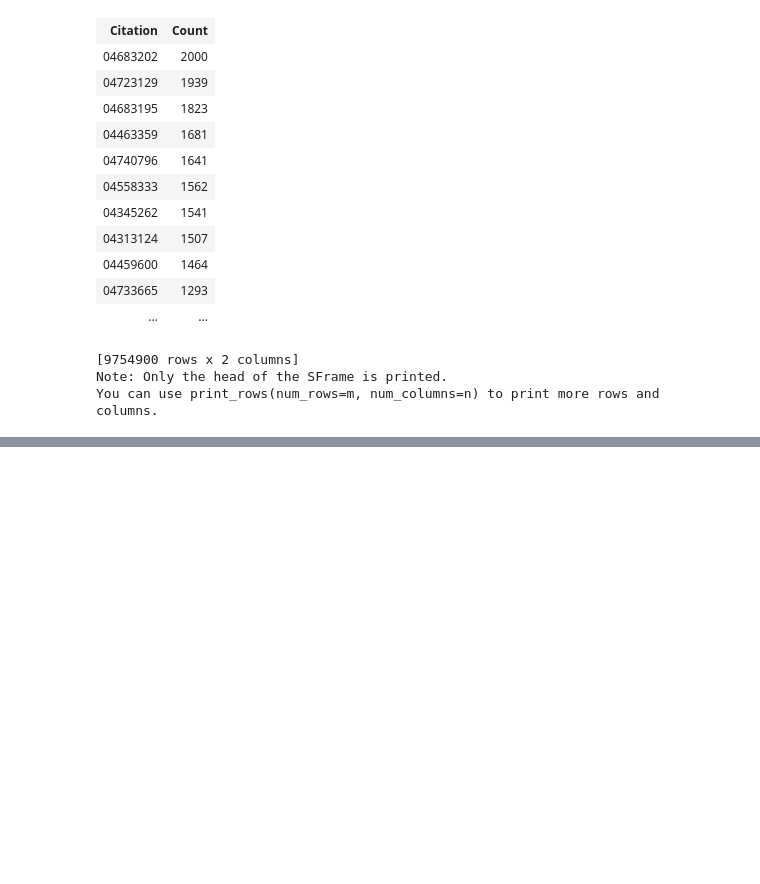
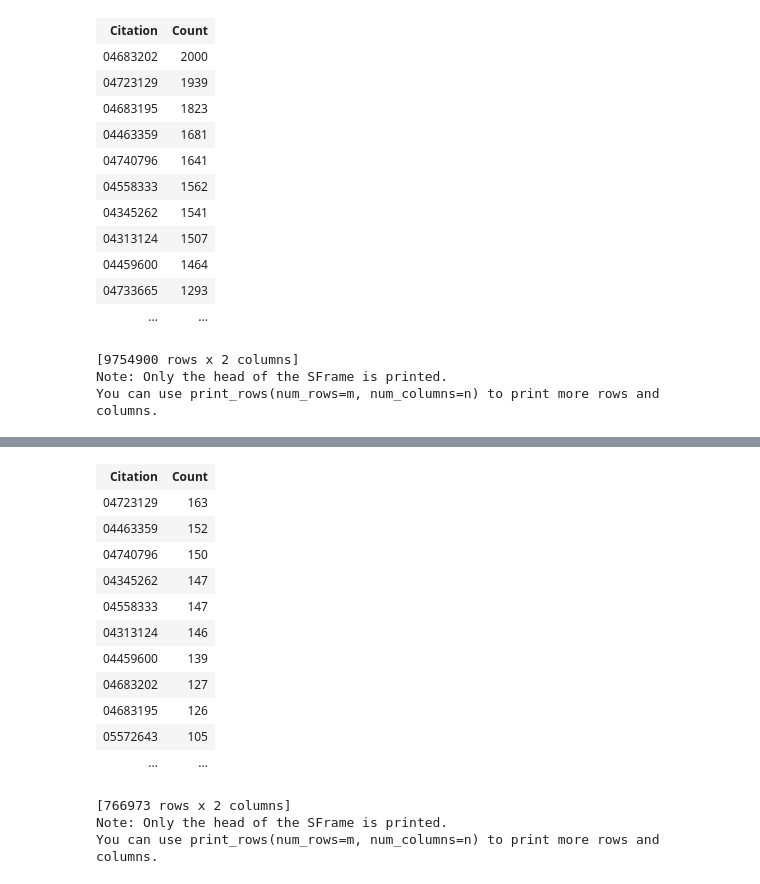
Before and after one commit to youngstone/Hunting4Patents, a Jupyter notebook: code/notebook_9_calculate_pagerank_by_year.ipynb, the cells around one changed output, grey strips where cells are left out. Cells and saved outputs as stored; diff of their text form; code cells hidden in the pictures; blank space fills up the shorter version.

```diff
--- a/code/notebook_9_calculate_pagerank_by_year.ipynb
+++ b/code/notebook_9_calculate_pagerank_by_year.ipynb
@@ -368,0 +155,29 @@ df_result.to_csv('../data/selected_patent.csv', index=False)
+# %%
+years = [str(x) for x in np.arange(1990, 2010)]
+# %%
+sf_years = {}
+for year in years:
+    sf_years[year] = sf_joined[sf_joined['GYear'] == year]
+# %%
+cite_by_year = {}
+for year in years:
+    sf_1y = sf_years[year]
+    cite_by_year[year] = sf_1y.groupby('Citation', gl.aggregate.COUNT).sort('Count', ascending=False)
+# %%
+cite_by_year['1999']
+# %% [output]
+| Citation | Count |
+| 04723129 | 163 |
+| 04463359 | 152 |
+| 04740796 | 150 |
+| 04345262 | 147 |
+| 04558333 | 147 |
+| 04313124 | 146 |
+| 04459600 | 139 |
+| 04683202 | 127 |
+| 04683195 | 126 |
+| 05572643 | 105 |
+| ... | ... |
+[766973 rows x 2 columns]
+Note: Only the head of the SFrame is printed.
+You can use print_rows(num_rows=m, num_columns=n) to print more rows and columns.
```
Also changed, not shown: parts of 42 cells of this notebook, 2 other files.
